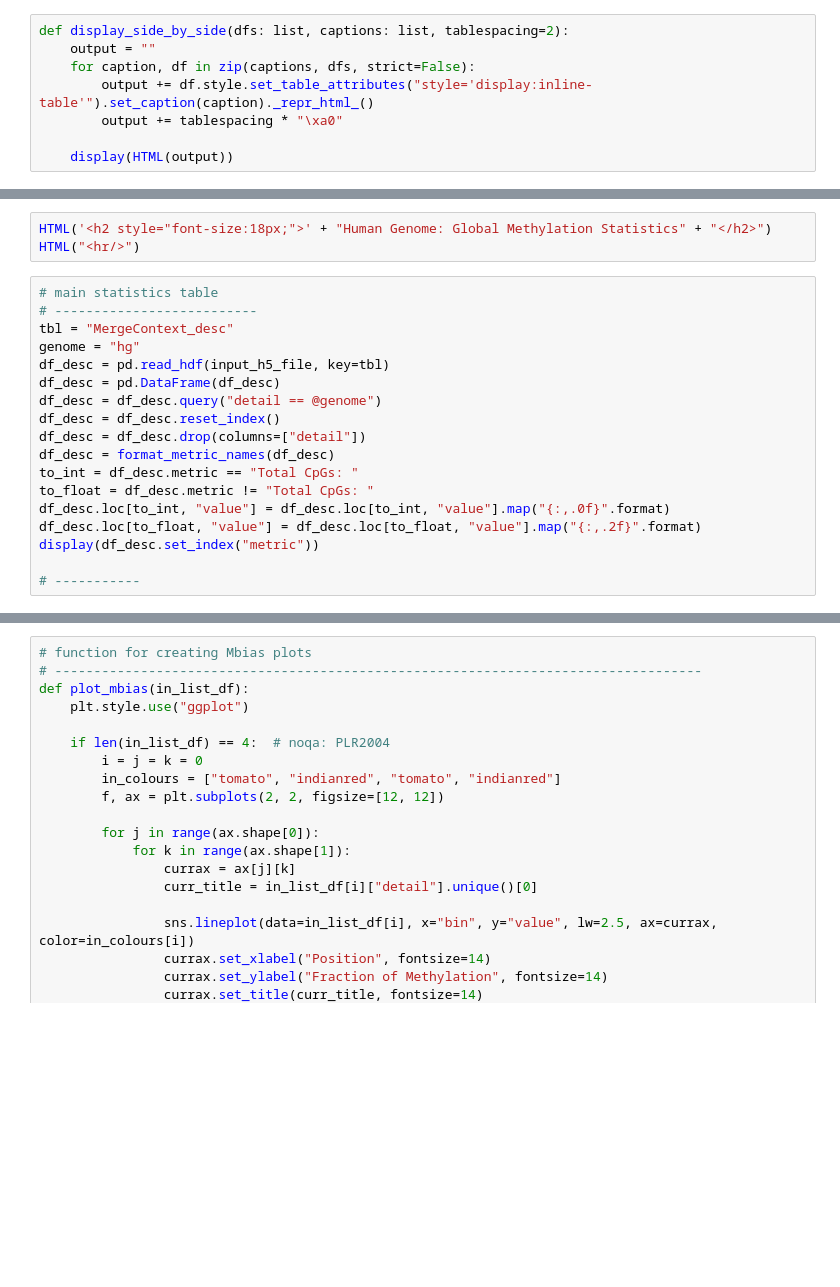
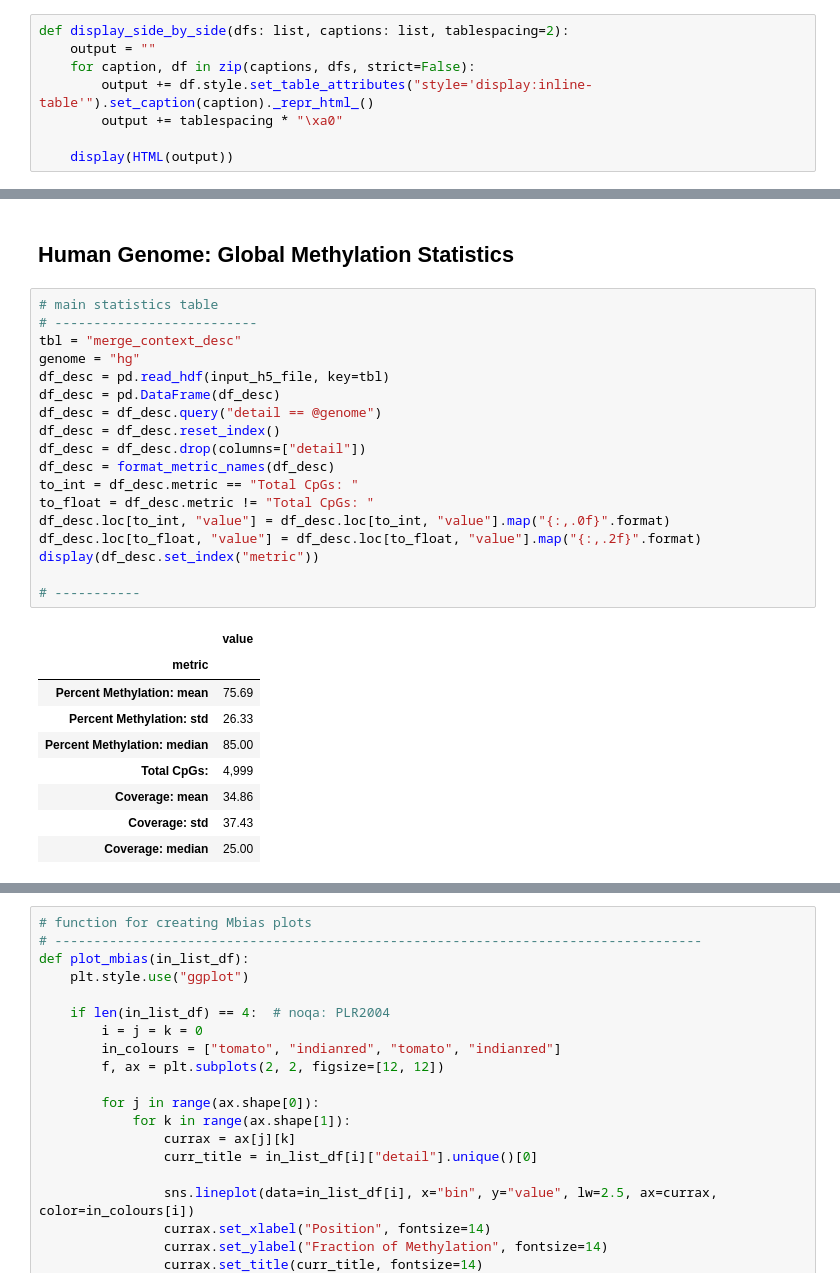
Before and after one commit to Ultimagen/ugbio-utils, a Jupyter notebook: src/methylation/ugbio_methylation/reports/methyldackel_qc_report.ipynb, the cells around one changed output, grey strips where cells are left out. Cells and saved outputs as stored; diff of their text form; blank space fills up the shorter version.

```diff
--- a/src/methylation/ugbio_methylation/reports/methyldackel_qc_report.ipynb
+++ b/src/methylation/ugbio_methylation/reports/methyldackel_qc_report.ipynb
@@ -81,21 +79,30 @@ wrap_df_text(to_print_sample_info.style.set_properties(**{"text-align": "left"})
-# %%
-HTML('<h2 style="font-size:18px;">' + "Human Genome: Global Methylation Statistics" + "</h2>")
-HTML("<hr/>")
+# %% [markdown]
+## Human Genome: Global Methylation Statistics
 # %%
 # main statistics table
 # --------------------------
-tbl = "MergeContext_desc"
+tbl = "merge_context_desc"
 genome = "hg"
 df_desc = pd.read_hdf(input_h5_file, key=tbl)
 df_desc = pd.DataFrame(df_desc)
 df_desc = df_desc.query("detail == @genome")
 df_desc = df_desc.reset_index()
 df_desc = df_desc.drop(columns=["detail"])
 df_desc = format_metric_names(df_desc)
 to_int = df_desc.metric == "Total CpGs: "
 to_float = df_desc.metric != "Total CpGs: "
 df_desc.loc[to_int, "value"] = df_desc.loc[to_int, "value"].map("{:,.0f}".format)
 df_desc.loc[to_float, "value"] = df_desc.loc[to_float, "value"].map("{:,.2f}".format)
 display(df_desc.set_index("metric"))
 
 # -----------
+# %% [output]
+|  | value |
+| metric |  |
+| Percent Methylation: mean | 75.69 |
+| Percent Methylation: std | 26.33 |
+| Percent Methylation: median | 85.00 |
+| Total CpGs: | 4,999 |
+| Coverage: mean | 34.86 |
+| Coverage: std | 37.43 |
+| Coverage: median | 25.00 |
```
Also changed, not shown: parts of 24 cells of this notebook, 9 other files.
